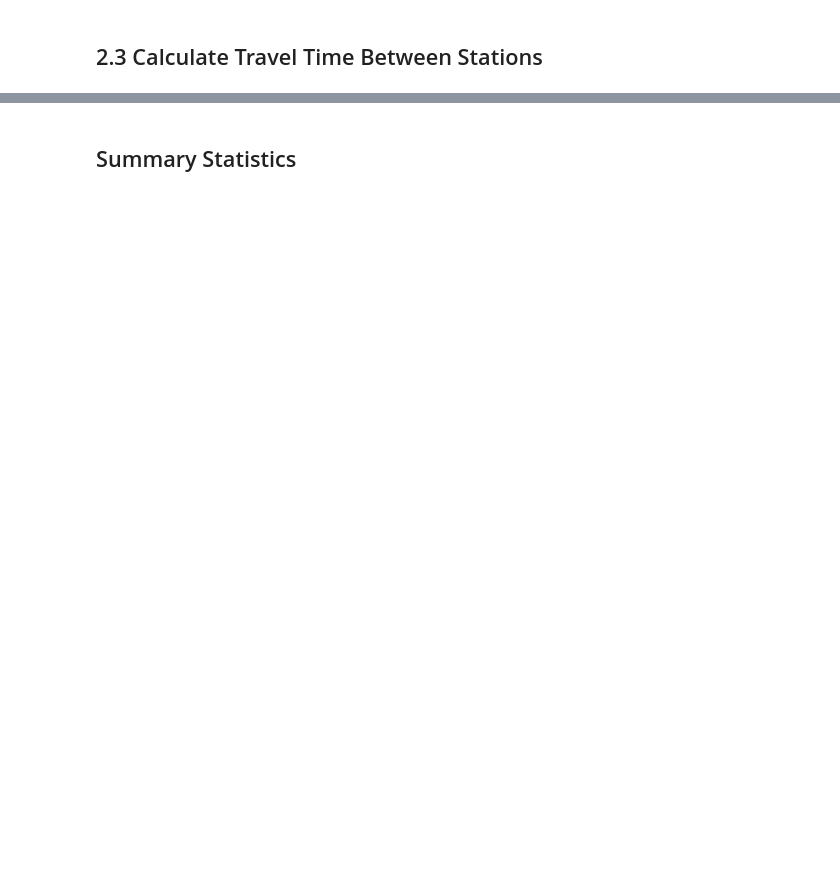
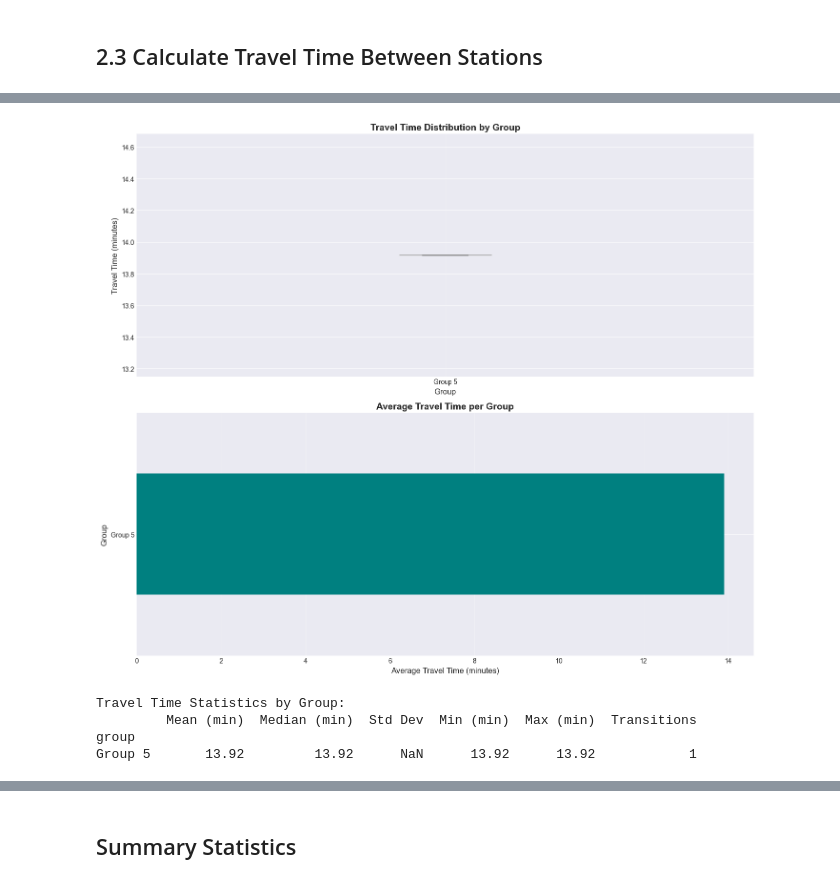
Before and after one commit to NonExstnt/COS4-RTLS, a Jupyter notebook: notebooks/phase2_temporal_analysis.ipynb, the cells around one changed output, grey strips where cells are left out. Drawn from its saved outputs; the diff is of its cells as text; code cells hidden in the pictures; blank space fills up the shorter version.

```diff
--- a/notebooks/phase2_temporal_analysis.ipynb
+++ b/notebooks/phase2_temporal_analysis.ipynb
@@ -216,0 +541,39 @@ travel_df.head(10)
+# %%
+# Visualize travel time comparison across groups
+fig, axes = plt.subplots(2, 1, figsize=(14, 12))
+
+# Box plot: Travel time distribution by group
+travel_df.boxplot(column='travel_time_minutes', by='group', ax=axes[0])
+axes[0].set_title('Travel Time Distribution by Group', fontsize=14, fontweight='bold')
+axes[0].set_xlabel('Group', fontsize=12)
+axes[0].set_ylabel('Travel Time (minutes)', fontsize=12)
+axes[0].get_figure().suptitle('')  # Remove default title
+
+# Bar plot: Average travel time per group
+avg_travel_by_group = travel_df.groupby('group')['travel_time_minutes'].mean().sort_values()
+avg_travel_by_group.plot(kind='barh', ax=axes[1], color='teal')
+axes[1].set_title('Average Travel Time per Group', fontsize=14, fontweight='bold')
+axes[1].set_xlabel('Average Travel Time (minutes)', fontsize=12)
+axes[1].set_ylabel('Group', fontsize=12)
+axes[1].grid(True, alpha=0.3, axis='x')
+
+plt.tight_layout()
+plt.show()
+
+# Summary statistics by group
+print("\nTravel Time Statistics by Group:")
+group_travel_stats = travel_df.groupby('group')['travel_time_minutes'].agg([
+    ('Mean (min)', 'mean'),
+    ('Median (min)', 'median'),
+    ('Std Dev', 'std'),
+    ('Min (min)', 'min'),
+    ('Max (min)', 'max'),
+    ('Transitions', 'count')
+]).round(2)
+print(group_travel_stats)
+# %% [output]
+[figure, added]
+Travel Time Statistics by Group:
+         Mean (min)  Median (min)  Std Dev  Min (min)  Max (min)  Transitions
+group
+Group 5       13.92         13.92      NaN      13.92      13.92            1
```
Also changed, not shown: parts of 18 cells of this notebook, 2 other files.
